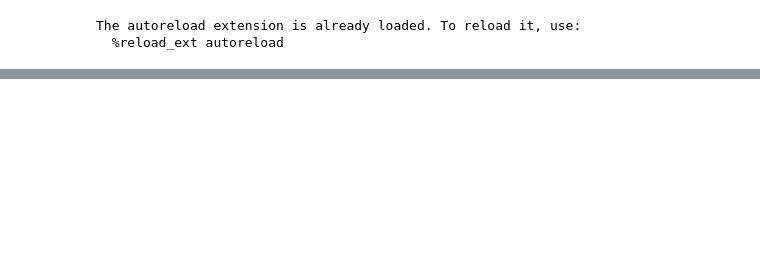
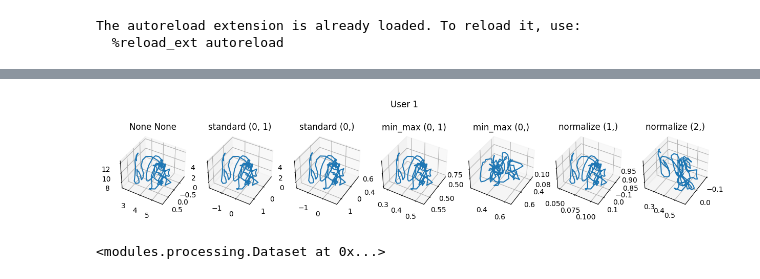
Before and after one commit to fusedbloxxer/ub-g11-pml, a Jupyter notebook: projects/smart/src/main.ipynb, the cells around one changed output, grey strips where cells are left out. Saved outputs shown, nothing was run; the diff lists cells and outputs as text; code cells hidden in the pictures; blank space fills up the shorter version.

```diff
--- a/projects/smart/src/main.ipynb
+++ b/projects/smart/src/main.ipynb
@@ -232 +92,48 @@ def fitting_callbacks() -> List[tw.keras.callbacks.Callback]:
+# %%
+from numpy.random import default_rng
+import copy
+
+# Sample three recordings
+gen = default_rng(24)
+sample_i = gen.choice(9000, size=1, replace=False)
+
+# Try different normalization / feature scaling methods
+strategies = (
+  (None, None),         # => no operation is applied    => -
+  ('standard', (0, 1)), # => for each coordiante        => 3
+  ('standard', (0,)),   # => temporal * each coordiante => 150 x 3
+  ('min_max', (0, 1)),  # => for each coordiante        => 3
+  ('min_max', (0,)),    # => temporal * each coordiante => 150 x 3
+  ('normalize', (1,)),  # => norm of each coordinate    => 9000 x 3
+  ('normalize', (2,)),  # => norm of each time moment   => 9000 x 150
+)
+
+# Display a sample in both sensor space and normalized space
+f = pt.figure(figsize=(15, 5))
+f.suptitle(f'User {i}')
+for i, (strategy, axis) in enumerate(strategies):
+  # Normalize copy to view different perspectives
+  dataset_copy = copy.deepcopy(dataset)
+  dataset_copy.normalize(strategy, axis)
+
+  # Retrieve normalized samples
+  record_x = dataset_copy.train_data[sample_i][0]
+
+  # Display scaled vectors
+  plot_n = f.add_subplot(2, len(strategies), i + 1, projection='3d')
+  plot_n.plot(record_x[:, 0], record_x[:, 1], record_x[:, 2])
+  plot_n.set_title(f'{strategy} {axis}')
+  plot_n.view_init(elev=40, azim=30)
+  del dataset_copy
+pt.show()
+# %% [output]
+[figure, added]
+# %%
+# Standardize the training & testing data
+dataset.normalize('standard', (0,))
+
+# Reshape to (n_samples, n_features) commonly used format
+dataset.reshape((-1, 450))
+# %% [output]
+<modules.processing.Dataset at 0x...>
 # %%
```
Also changed, not shown: parts of 12 cells of this notebook, 6 other files.
